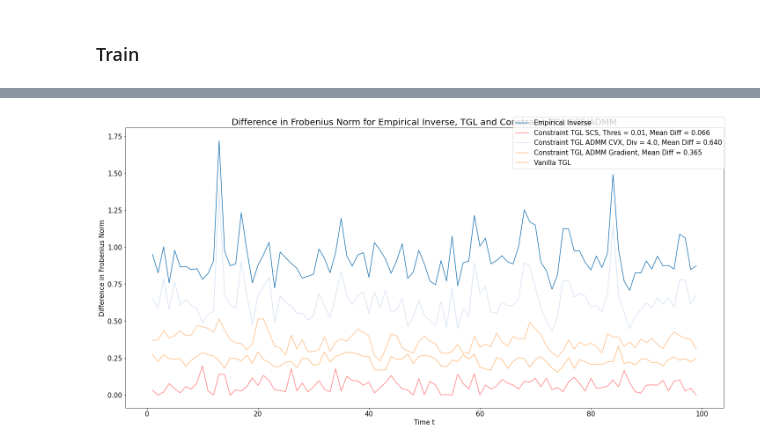
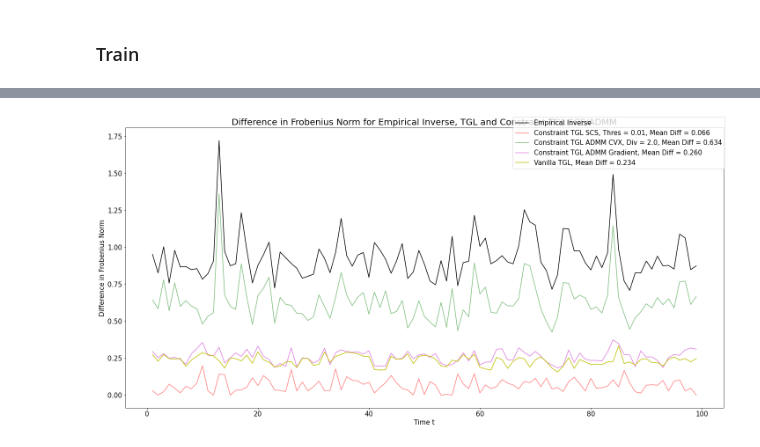
Before and after one commit to atechnicolorskye/post_sum, a Jupyter notebook: regain/inequality_constraint_cvxpy.ipynb, the cells around one changed output, grey strips where cells are left out. Cells and saved outputs as stored; diff of their text form; code cells hidden in the pictures.

```diff
--- a/regain/inequality_constraint_cvxpy.ipynb
+++ b/regain/inequality_constraint_cvxpy.ipynb
@@ -109,29 +205,35 @@ colors = "rgm"
 color_index = 0
 plt.rcParams["axes.prop_cycle"] = plt.cycler("color", plt.cm.tab20.colors)
 
-ax.plot(range(n_time), res[1][0], label=r'Empirical Inverse')
-ax.plot(range(n_time), res[1][1], color='black', label=r'Constraint')
+ax.plot(range(X_cov.shape[-1]), res[1][0], color='k', label=r'Empirical Inverse')
+ax.plot(range(X_cov.shape[-1]), res[1][1], color='c', label=r'Constraint')
 for i in [1e-2]:
+# for i in [1e-2, 1e-3, 1e-4]:
     mean_diff = np.mean(np.array(fit_score[i]) - baseline_score)
-    ax.plot(range(n_time), fit_score[i], color='r', alpha=0.5,
+    ax.plot(range(X_cov.shape[-1]), fit_score[i], color='r', alpha=0.5,
+#     ax.plot(range(X_cov.shape[-1]), fit_score[i], color=colors[color_index], alpha=0.5,
             label=r'Constraint TGL SCS, Thres = {}, Mean Diff = {:.3f}'.format(i, mean_diff))
-for i in [4.]:
+    color_index += 1
+for i in [2.]:
     mean_diff = np.mean(np.array(res[i][2]) - res[i][1])
-    ax.plot(range(n_time), res[i][2], alpha=0.5,
+    ax.plot(range(X_cov.shape[-1]), res[i][2], alpha=0.5, color='g',
             label=r'Constraint TGL ADMM CVX, Div = {}, Mean Diff = {:.3f}'.format(i, mean_diff))
 # mean_diff = np.mean(np.array(fit_score_diff) - baseline_score)
 # ax.plot(range(n_time), fit_score_diff, alpha=0.5,
 #         label=r'Constraint TGL ADMM Difference, Mean Diff = {:.3f}'.format(mean_diff))
 mean_diff = np.mean(np.array(fit_score_grad) - baseline_score_grad)
-ax.plot(range(n_time), fit_score_grad, alpha=0.5,
+ax.plot(range(X_cov.shape[-1]), fit_score_grad, alpha=0.5, color='m',
         label=r'Constraint TGL ADMM Gradient, Mean Diff = {:.3f}'.format(mean_diff))
-ax.plot(range(n_time), fit_score_, label=r'Vanilla TGL')
+mean_diff = np.mean(np.array(fit_score_) - baseline_score_grad)
+ax.plot(range(X_cov.shape[-1]), fit_score_, color='y', label=r'Vanilla TGL, Mean Diff = {:.3f}'.format(mean_diff))
 
 fig.legend(fontsize=15)
 ax.set_ylabel('Negative Log Likelihood', fontsize=15)
 ax.tick_params(axis='both', which='major', labelsize=15)
 ax.set_xlabel('Time t', fontsize=15)
 ax.set_title(r'Negative Log Likelihood for Empirical Inverse, Constraint, TGL and Constraint TGL SCS/ADMM', fontsize=20)
+# ax.set_title(r'Negative Log Likelihood for Empirical Inverse, Constraint, TGL and Constraint TGL SCS', fontsize=20)
 plt.tight_layout()
 plt.savefig('diff_like_{}_{}_admm.pdf'.format(dim_X, dim_fac))
+# plt.savefig('diff_like_{}_{}_scs.pdf'.format(dim_X, dim_fac))
 # %% [output]
@@ -195,42 +281,38 @@ plt.savefig('diff_supp_{}_{}_admm.pdf'.format(dim_X, dim_fac))
 # %%
 fig, ax = plt.subplots(figsize=(20, 10))
 fig.patch.set_facecolor('white')
 colors = "rgm"
 color_index = 0
 
-
-diff_emp = [norm(tgl.emp_inv[t] - tgl.emp_inv[t-1], 'fro') for t in range(1, 100)]
-ax.plot(range(1, n_time), np.array(diff_emp), alpha=1, label=r'Empirical Inverse')
+diff_emp = [norm(tgl.emp_inv[t] - tgl.emp_inv[t-1], 'fro') for t in range(1, X_cov.shape[-1])]
+ax.plot(range(1, X_cov.shape[-1]), np.array(diff_emp), alpha=1, color='k', label=r'Empirical Inverse')
 for i in [1e-2]:
-    diff = [norm(pre[i][t] - pre[i][t-1], 'fro') for t in range(1, 100)]
+# for i in [1e-2, 1e-3, 1e-4]:
+    diff = [norm(pre[i][t] - pre[i][t-1], 'fro') for t in range(1, X_cov.shape[-1])]
     mean_diff = np.mean(diff)
-    ax.plot(range(1, n_time), diff, color=colors[color_index], alpha=0.5,
+    ax.plot(range(1, X_cov.shape[-1]), diff, color='r', alpha=0.5,
+#     ax.plot(range(1, X_cov.shape[-1]), diff, color=colors[color_index], alpha=0.5,
             label=r'Constraint TGL SCS, Thres = {}, Mean Diff = {:.3f}'.format(i, mean_diff))
     color_index += 1
-for i in [4.]:
-    diff_cvx = [norm(res[i][3][t] - res[i][3][t-1], 'fro') for t in range(1, 100)]
-    ax.plot(range(1, n_time), diff_cvx, alpha=0.5,
+for i in [2.]:
+    diff_cvx = [norm(res[i][3][t] - res[i][3][t-1], 'fro') for t in range(1, X_cov.shape[-1])]
+    ax.plot(range(1, X_cov.shape[-1]), diff_cvx, color='g', alpha=0.5,
             label=r'Constraint TGL ADMM CVX, Div = {}, Mean Diff = {:.3f}'.format(i, np.mean(diff_cvx)))
-
-# diff_cvx = [norm(pre_cvx[t] - pre_cvx[t-1], 'fro') for t in range(1, 100)]
-# ax.plot(range(1, n_time), diff_cvx, alpha=0.5,
-#         label=r'Constraint TGL ADMM CVX, Mean Diff = {:.3f}'.format(np.mean(diff_cvx)))
-# diff_diff = [norm(pre_diff[t] - pre_diff[t-1], 'fro') for t in range(1, 100)]
-# ax.plot(range(1, n_time), diff_diff, alpha=0.5,
-#         label=r'Constraint TGL ADMM Difference, Mean Diff = {:.3f}'.format(np.mean(diff_diff)))
-diff_grad = [norm(pre_grad[t] - pre_grad[t-1], 'fro') for t in range(1, 100)]
-ax.plot(range(1, n_time), diff_grad, alpha=0.5,
+diff_grad = [norm(pre_grad[t] - pre_grad[t-1], 'fro') for t in range(1, X_cov.shape[-1])]
+ax.plot(range(1, X_cov.shape[-1]), diff_grad, color='m', alpha=0.5,
         label=r'Constraint TGL ADMM Gradient, Mean Diff = {:.3f}'.format(np.mean(diff_grad)))
-diff_fit_ = [norm(pre_[t] - pre_[t-1], 'fro') for t in range(1, 100)]
-ax.plot(range(1, n_time), np.array(diff_fit_), alpha=1, label=r'Vanilla TGL')
+diff_fit_ = [norm(pre_[t] - pre_[t-1], 'fro') for t in range(1, X_cov.shape[-1])]
+ax.plot(range(1, X_cov.shape[-1]), np.array(diff_fit_), color='y', alpha=1, label=r'Vanilla TGL, Mean Diff = {:.3f}'.format(np.mean(diff_fit_)))
 
 
 fig.legend(fontsize=15)
 ax.set_ylabel('Difference in Frobenius Norm', fontsize=15)
 ax.tick_params(axis='both', which='major', labelsize=15)
 ax.set_xlabel('Time t', fontsize=15)
 ax.set_title(r'Difference in Frobenius Norm for Empirical Inverse, TGL and Constraint TGL SCS/ADMM', fontsize=20)
+# ax.set_title(r'Difference in Frobenius Norm for Empirical Inverse, TGL and Constraint TGL SCS', fontsize=20)
 plt.tight_layout()
 plt.savefig('diff_fro_{}_{}_admm.pdf'.format(dim_X, dim_fac))
+# plt.savefig('diff_fro_{}_{}_scs.pdf'.format(dim_X, dim_fac))
 # %% [output]
-[figure, old version]
+[figure, new version]
```
Also changed, not shown: parts of 15 cells of this notebook, 7 other files.
